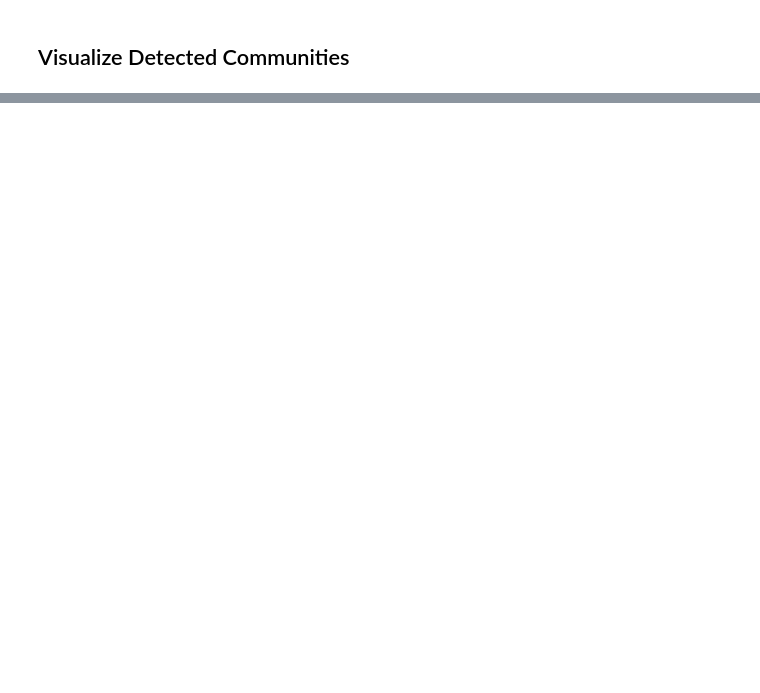
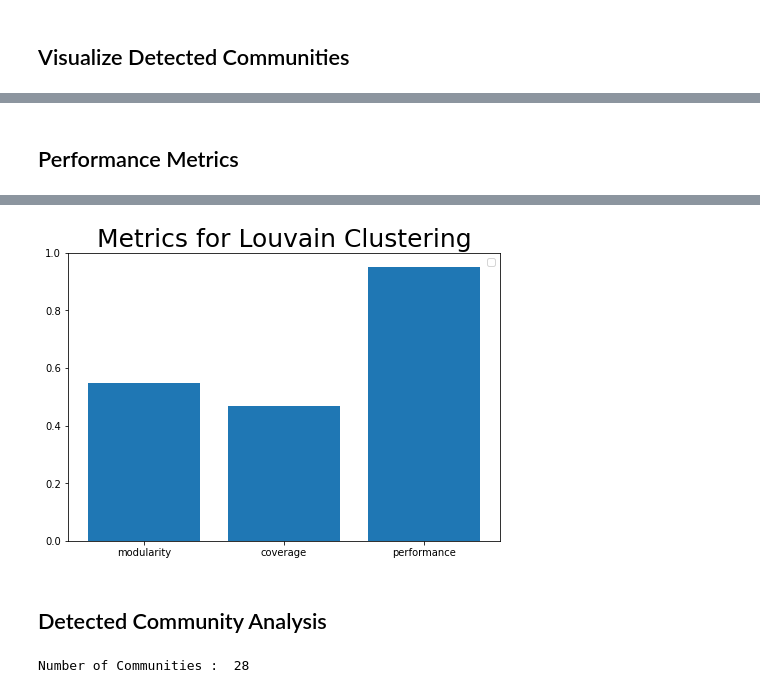
Before and after one commit to thatNitinVinayak/Inventory-Management-using-IoT, a Jupyter notebook: backend/Recommendation System for Shopkeepers/Recommendation System for Shopkeepers.ipynb, the cells around one changed output, grey strips where cells are left out. Saved outputs shown, nothing was run; the diff lists cells and outputs as text; code cells hidden in the pictures; blank space fills up the shorter version.

```diff
--- a/backend/Recommendation System for Shopkeepers/Recommendation System for Shopkeepers.ipynb
+++ b/backend/Recommendation System for Shopkeepers/Recommendation System for Shopkeepers.ipynb
@@ -30,3 +22,6 @@ dataset = pd.read_excel(path)
+# %%
+pathforxlsxfile = 'https://github.com/thatNitinVinayak/Inventory-Management-using-IoT/blob/main/References/Reference%20Code/dataset/OnlineRetail.xlsx?raw=true'
+dataset = pd.read_excel(pathforxlsxfile)
 # %%
 print('Dataset Dimensions : ', dataset.shape)
 dataset.describe(include = 'all')
@@ -207,0 +214,24 @@ AttributeError: ignored
+# %% [markdown]
+## Performance Metrics
+# %%
+# Transform all the Graphs to the Same Format
+clusters = []
+for cluster in range(len(set(louvain.values()))):
+    cluster_list = []
+    for k, v in louvain.items():
+        if v == cluster:
+            cluster_list.append(k)
+    clusters.append(cluster_list)
+louvain = clusters
+
+x = ['modularity', 'coverage', 'performance']
+y= [nx.community.modularity(G, eval('louvain')),
+    nx.community.coverage(G, eval('louvain')),
+    nx.community.performance(G, eval('louvain'))]
+fig = plt.figure()
+ax = fig.add_axes([0, 0, 1, 1])
+ax.bar(x,y)
+plt.title('Metrics for Louvain Clustering', fontdict = {'fontsize': 25})
+plt.legend()
+plt.show()
+# %% [output]
@@ -207,0 +239,8 @@ AttributeError: ignored
+[figure, added]
+# %% [markdown]
+## Detected Community Analysis
+# %%
+# Check how many Communities were Created
+print('Number of Communities : ', len(np.unique(values)))
+# %% [output]
+Number of Communities :  28
```
Also changed, not shown: parts of 17 cells of this notebook, 2 other files.
